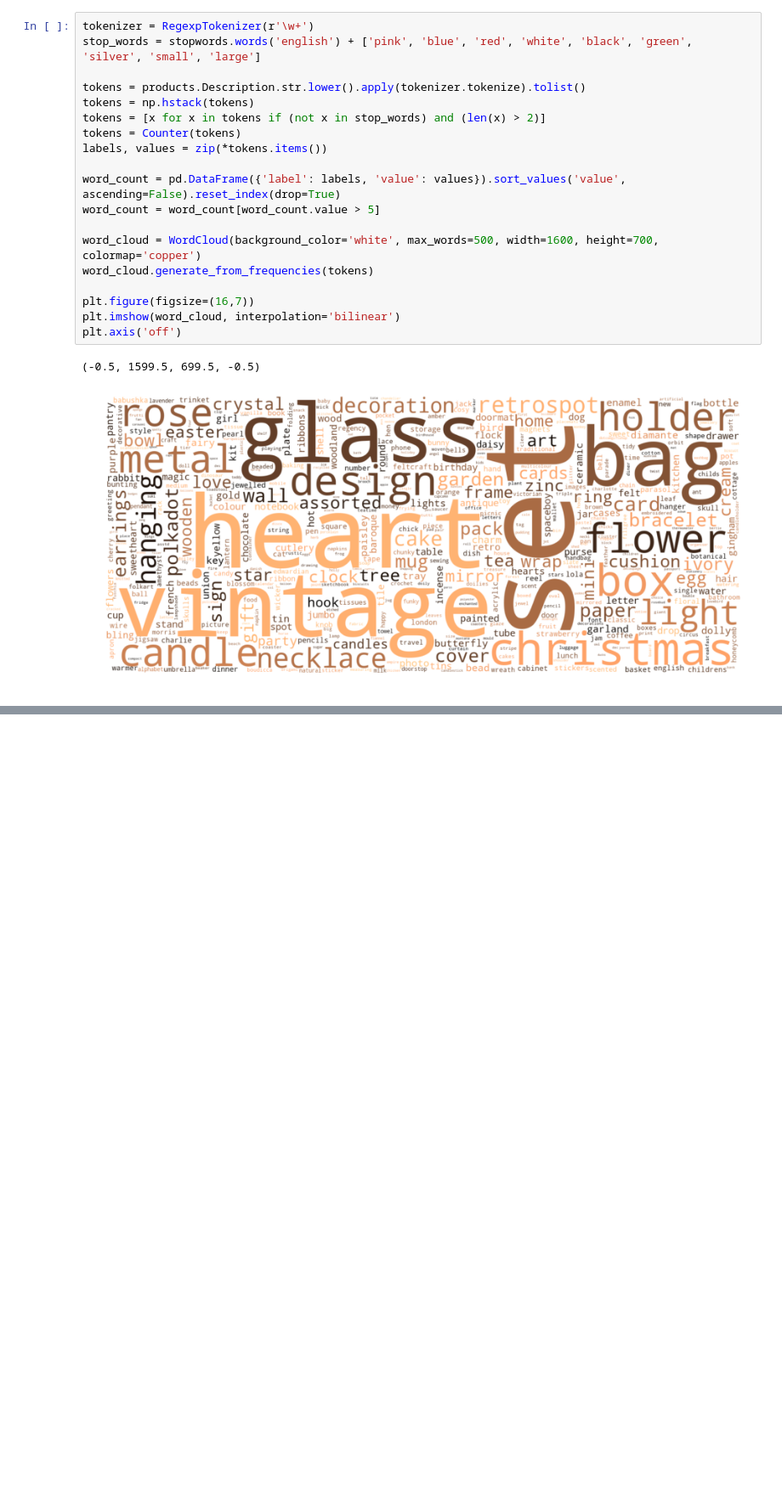
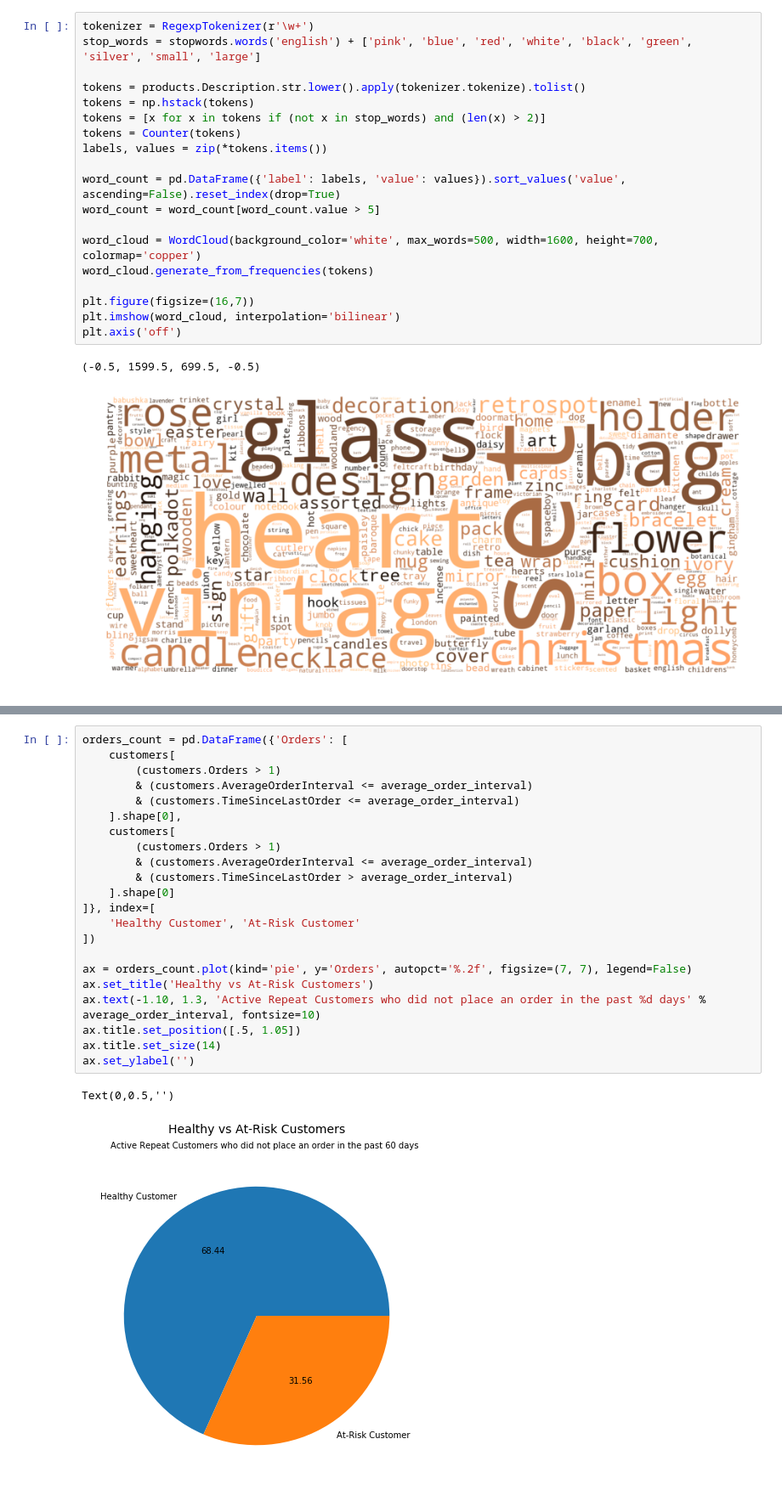
Before and after one commit to romeoc/tales, a Jupyter notebook: ecommerce/dotcomgiftshop.ipynb, the cells around one changed output, grey strips where cells are left out. Shown at 85% size. Cells and saved outputs as stored; diff of their text form; blank space fills up the shorter version.

```diff
--- a/ecommerce/dotcomgiftshop.ipynb
+++ b/ecommerce/dotcomgiftshop.ipynb
@@ -611,0 +713,25 @@ plt.axis('off')
+# %%
+orders_count = pd.DataFrame({'Orders': [
+    customers[
+        (customers.Orders > 1)
+        & (customers.AverageOrderInterval <= average_order_interval)
+        & (customers.TimeSinceLastOrder <= average_order_interval)
+    ].shape[0],
+    customers[
+        (customers.Orders > 1)
+        & (customers.AverageOrderInterval <= average_order_interval)
+        & (customers.TimeSinceLastOrder > average_order_interval)
+    ].shape[0]
+]}, index=[
+    'Healthy Customer', 'At-Risk Customer'
+])
+
+ax = orders_count.plot(kind='pie', y='Orders', autopct='%.2f', figsize=(7, 7), legend=False)
+ax.set_title('Healthy vs At-Risk Customers')
+ax.text(-1.10, 1.3, 'Active Repeat Customers who did not place an order in the past %d days' % average_order_interval, fontsize=10)
+ax.title.set_position([.5, 1.05])
+ax.title.set_size(14)
+ax.set_ylabel('')
+# %% [output]
+Text(0,0.5,'')
+[figure, added]
```
Also changed, not shown: parts of 37 cells of this notebook, 1 other file.
